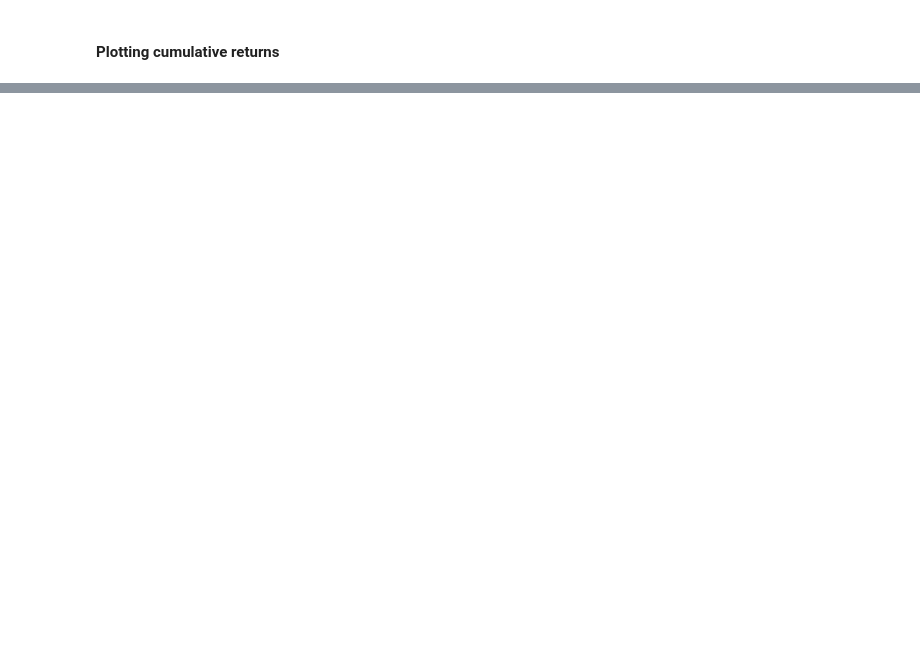
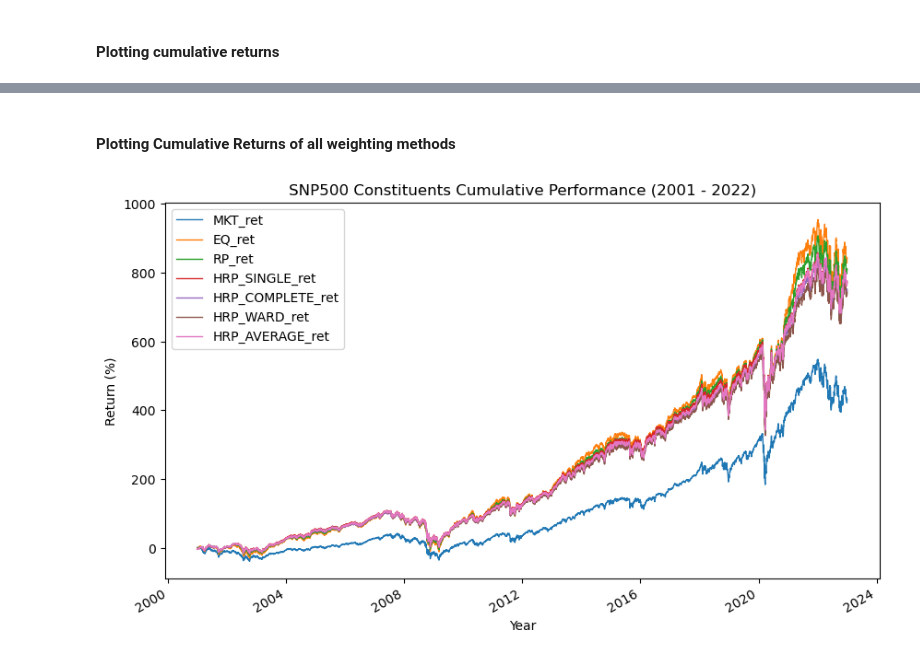
Before and after one commit to vdp96/hierarchical_risk_parity, a Jupyter notebook: performance_study.ipynb, the cells around one changed output, grey strips where cells are left out. Saved outputs shown, nothing was run; the diff lists cells and outputs as text; code cells hidden in the pictures; blank space fills up the shorter version.

```diff
--- a/performance_study.ipynb
+++ b/performance_study.ipynb
@@ -173,0 +217,18 @@ summary_df
+# %%
+%%time
+test_df_lst = list()
+
+for year in range(2001, 2023):
+    test_df = data_df[data_df["year"] == year].set_index("permno")
+    stocks = test_df.index
+
+    form_df = data_df[data_df["year"] == (year - 1)]
+    form_df = form_df[form_df["permno"].isin(stocks)]
+
+    weights_list = list()
+    rp_weight_df = allocation.compute_rp_weights(df=form_df).to_frame()
+
+    test_df = rp_weight_df.join(test_df)
+
+    test_df["RP_ret"] = test_df["ret"] * test_df["RP_wgt"]
+    test_df_lst.append(test_df)
@@ -173,0 +238,5 @@ summary_df
+# %%
+rp_ret_df = pd.concat(test_df_lst, ignore_index=True, axis=0)
+
+rp_ret_df = rp_ret_df.groupby("date")["RP_ret"].sum().to_frame()
+rp_ret_df
@@ -173,0 +260,3 @@ summary_df
+# %%
+final_ret_df = (base_ret_df.join(rp_ret_df)).join(hrp_ret_df)
+final_ret_df.head()
@@ -173,0 +273,3 @@ summary_df
+# %%
+cum_final_ret_df = ((1 + final_ret_df).cumprod() - 1) * 100
+cum_final_ret_df
@@ -173,0 +291,11 @@ summary_df
+# %% [markdown]
+#### Plotting Cumulative Returns of all weighting methods
+# %%
+cum_final_ret_df.plot(figsize=(10,6), linewidth=1)
+
+plt.title("SNP500 Constituents Cumulative Performance (2001 - 2022)")
+plt.xlabel("Year")
+plt.ylabel("Return (%)")
+plt.show()
+# %% [output]
+[figure, added]
```
Also changed, not shown: parts of 18 cells of this notebook, 3 other files.
